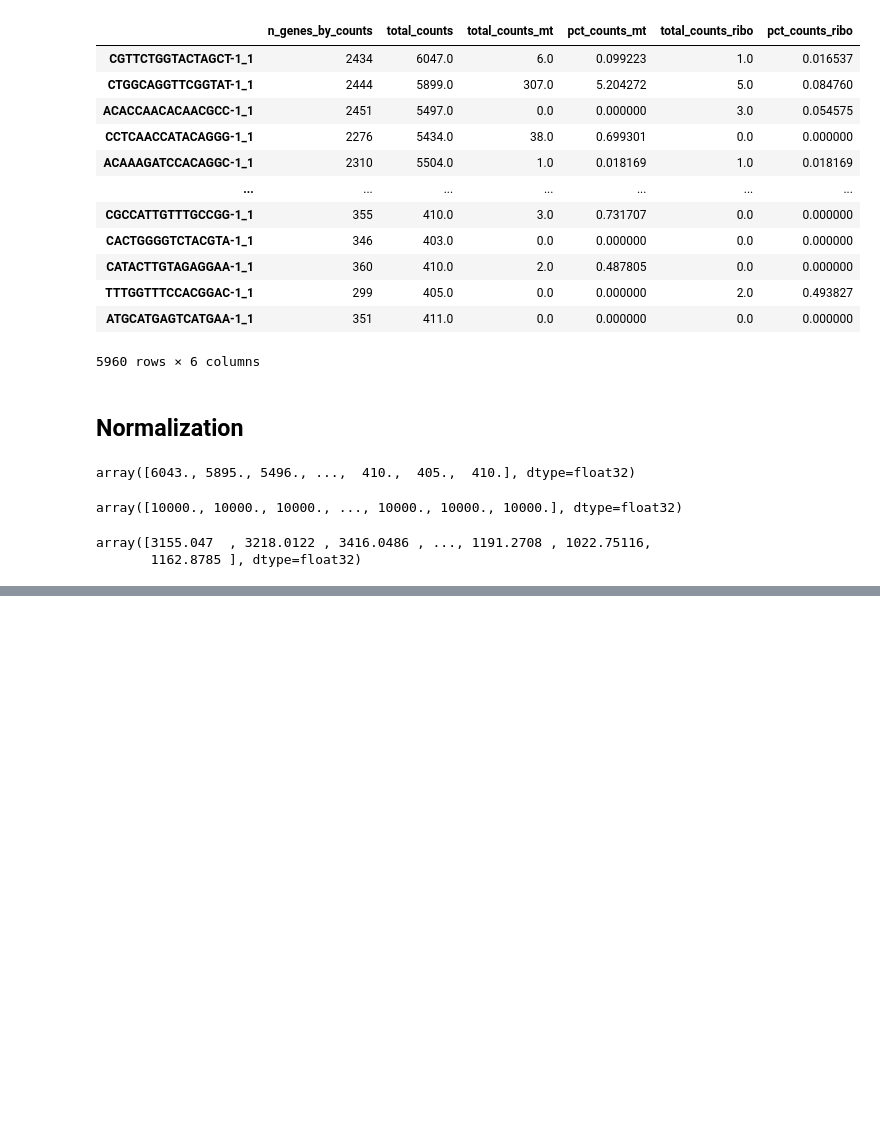
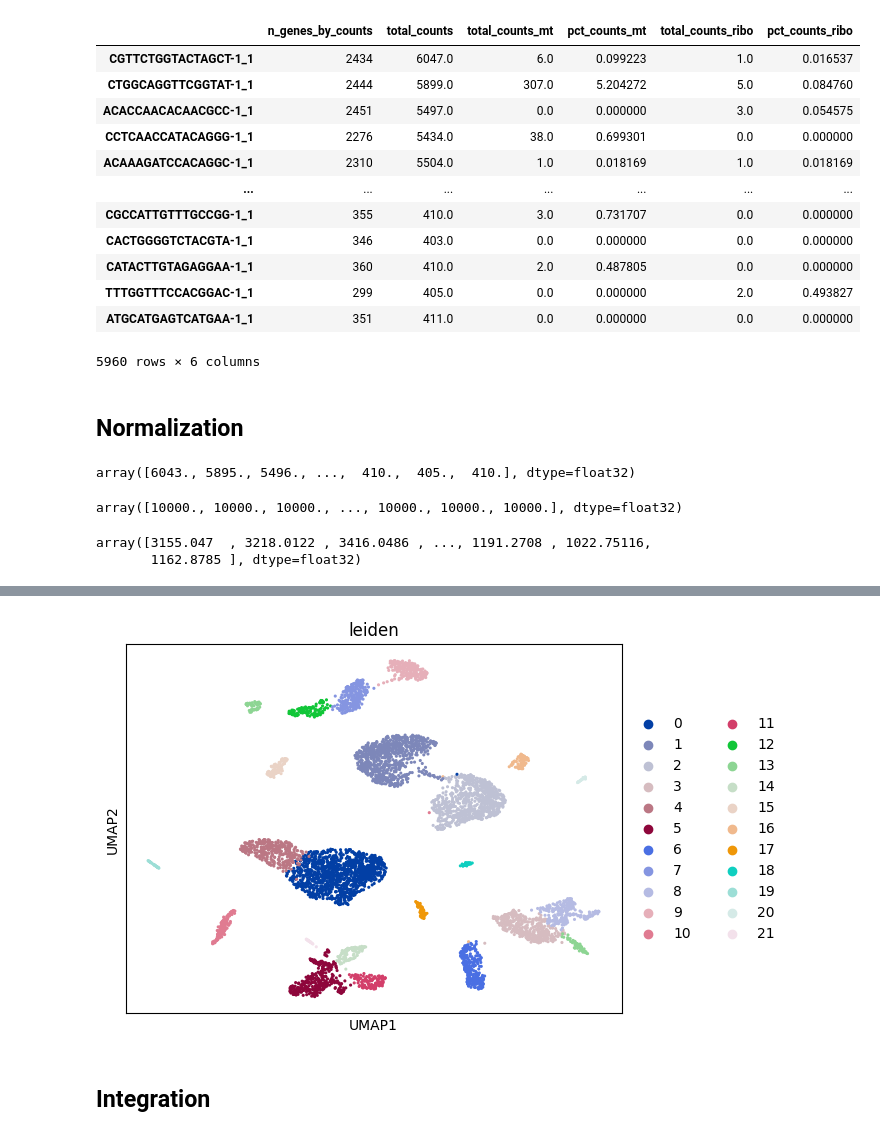
Before and after one commit to twstack/Analysis-Of-Single-Cell-Lung-Atlas-Of-Lethal-COVID-19, a Jupyter notebook: single_cell_analysis.ipynb, the cells around one changed output, grey strips where cells are left out. Drawn from its saved outputs; the diff is of its cells as text; code cells hidden in the pictures; blank space fills up the shorter version.

```diff
--- a/single_cell_analysis.ipynb
+++ b/single_cell_analysis.ipynb
@@ -208,0 +303,6 @@ adata.raw = adata
+# %%
+sc.pl.umap(adata, color=['leiden'])
+# %% [output]
+[figure, added]
+# %% [markdown]
+## Integration
```
Also changed, not shown: parts of 14 cells of this notebook.
